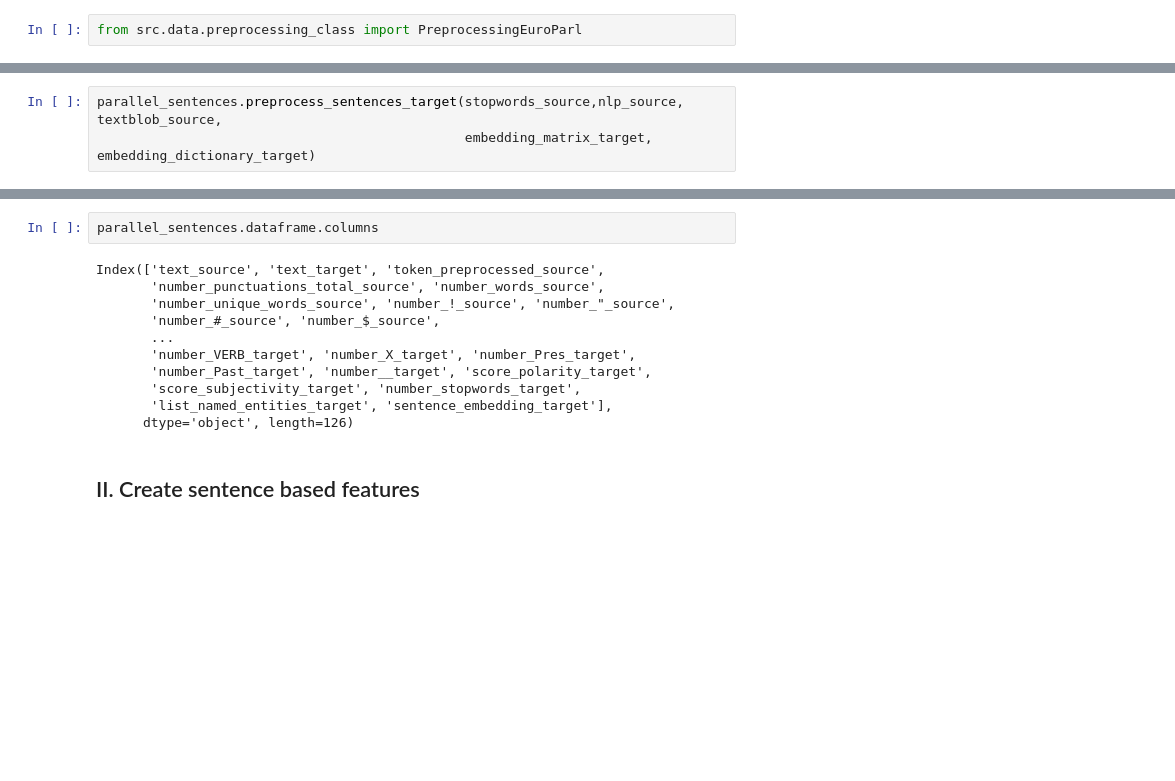
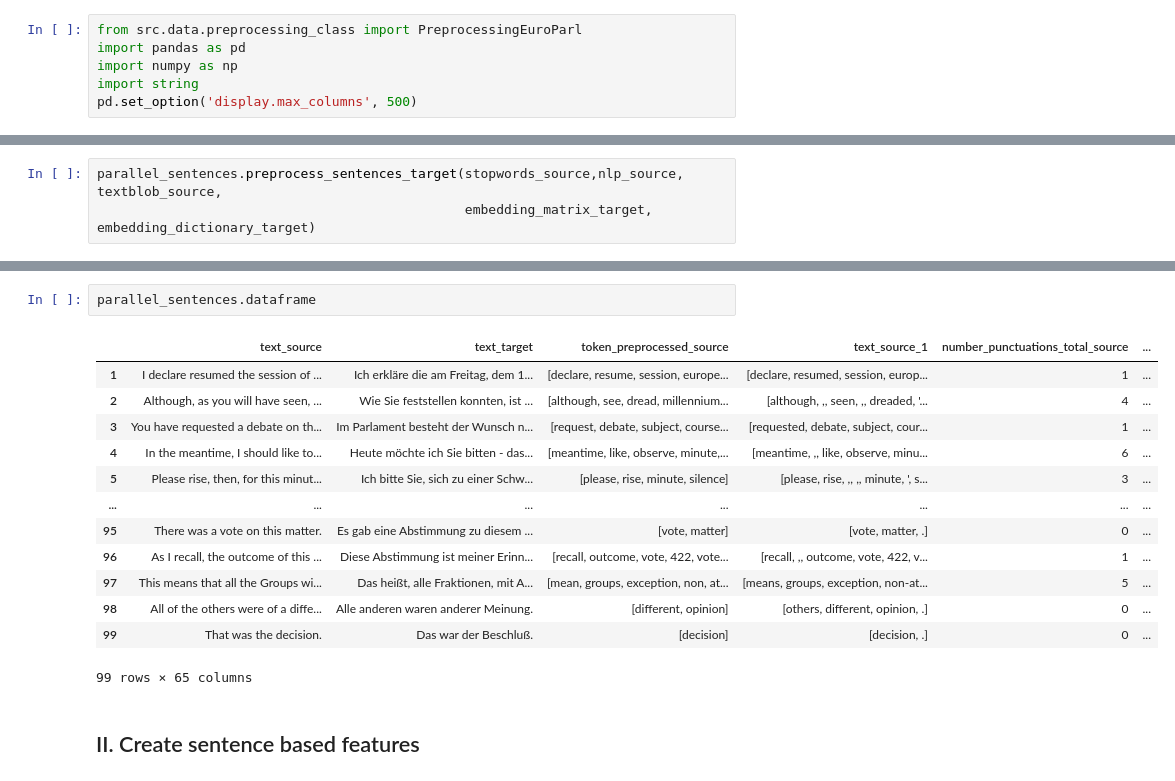
Before and after one commit to J4K08L4N63N84HN/crosslingual-information-retrieval, a Jupyter notebook: notebooks/Preprocessing and Feature Creation.ipynb, the cells around one changed output, grey strips where cells are left out. Cells and saved outputs as stored; diff of their text form; blank space fills up the shorter version.

```diff
--- a/notebooks/Preprocessing and Feature Creation.ipynb
+++ b/notebooks/Preprocessing and Feature Creation.ipynb
@@ -8,6 +8,10 @@ In this notebook we import the data, preprocess the data and create features for
 In this section we import the English and German europarl datasets and combine them into a parallel sentence translation dataframe.
 # %%
 from src.data.preprocessing_class import PreprocessingEuroParl
+import pandas as pd
+import numpy as np
+import string
+pd.set_option('display.max_columns', 500)
 # %%
 parallel_sentences = PreprocessingEuroParl(sentence_data_source='../data/external/europarl-v7.de-en.en',
                  sentence_data_target='../data/external/europarl-v7.de-en.de')
@@ -76,16 +96,19 @@ parallel_sentences.preprocess_sentences_target(stopwords_source,nlp_source, text
 # %%
-parallel_sentences.dataframe.columns
+parallel_sentences.dataframe
 # %% [output]
+|  | text_source | text_target | token_preprocessed_source | text_source_1 | number_punctuations_total_source | ... |
+| 1 | I declare resumed the session of ... | Ich erkläre die am Freitag, dem 1... | [declare, resume, session, europe... | [declare, resumed, session, europ... | 1 | ... |
+| 2 | Although, as you will have seen, ... | Wie Sie feststellen konnten, ist ... | [although, see, dread, millennium... | [although, ,, seen, ,, dreaded, '... | 4 | ... |
+| 3 | You have requested a debate on th... | Im Parlament besteht der Wunsch n... | [request, debate, subject, course... | [requested, debate, subject, cour... | 1 | ... |
+| 4 | In the meantime, I should like to... | Heute möchte ich Sie bitten - das... | [meantime, like, observe, minute,... | [meantime, ,, like, observe, minu... | 6 | ... |
+| 5 | Please rise, then, for this minut... | Ich bitte Sie, sich zu einer Schw... | [please, rise, minute, silence] | [please, rise, ,, ,, minute, ', s... | 3 | ... |
+| ... | ... | ... | ... | ... | ... | ... |
+| 95 | There was a vote on this matter. | Es gab eine Abstimmung zu diesem ... | [vote, matter] | [vote, matter, .] | 0 | ... |
+| 96 | As I recall, the outcome of this ... | Diese Abstimmung ist meiner Erinn... | [recall, outcome, vote, 422, vote... | [recall, ,, outcome, vote, 422, v... | 1 | ... |
+| 97 | This means that all the Groups wi... | Das heißt, alle Fraktionen, mit A... | [mean, groups, exception, non, at... | [means, groups, exception, non-at... | 5 | ... |
+| 98 | All of the others were of a diffe... | Alle anderen waren anderer Meinung. | [different, opinion] | [others, different, opinion, .] | 0 | ... |
+| 99 | That was the decision. | Das war der Beschluß. | [decision] | [decision, .] | 0 | ... |
-Index(['text_source', 'text_target', 'token_preprocessed_source',
-       'number_punctuations_total_source', 'number_words_source',
-       'number_unique_words_source', 'number_!_source', 'number_"_source',
-       'number_#_source', 'number_$_source',
-       ...
-       'number_VERB_target', 'number_X_target', 'number_Pres_target',
-       'number_Past_target', 'number__target', 'score_polarity_target',
-       'score_subjectivity_target', 'number_stopwords_target',
-       'list_named_entities_target', 'sentence_embedding_target'],
-      dtype='object', length=126)
+99 rows × 65 columns
 # %% [markdown]
 ## II. Create sentence based features
 # %% [markdown]
```
Also changed, not shown: parts of 3 cells of this notebook, 3 other files.
